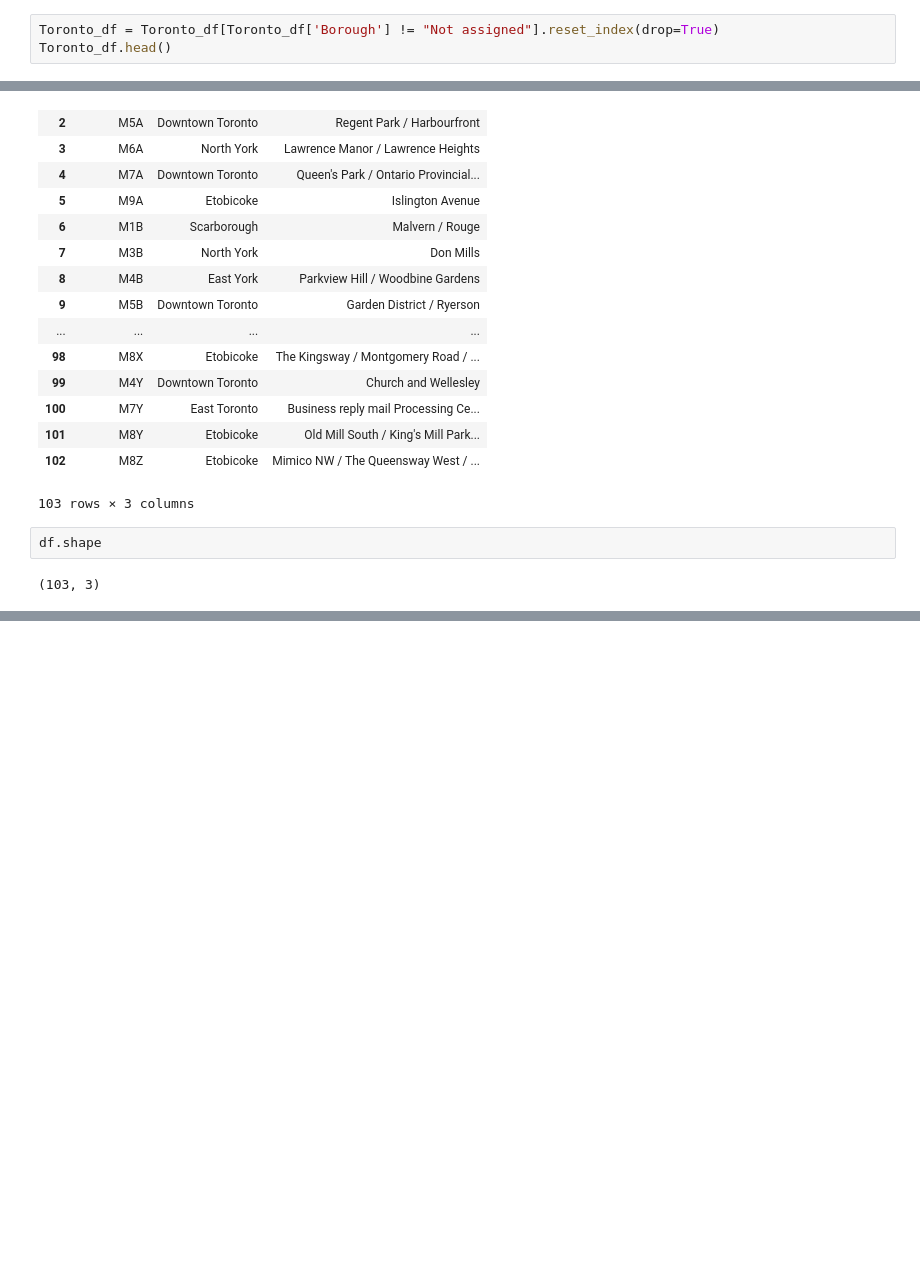
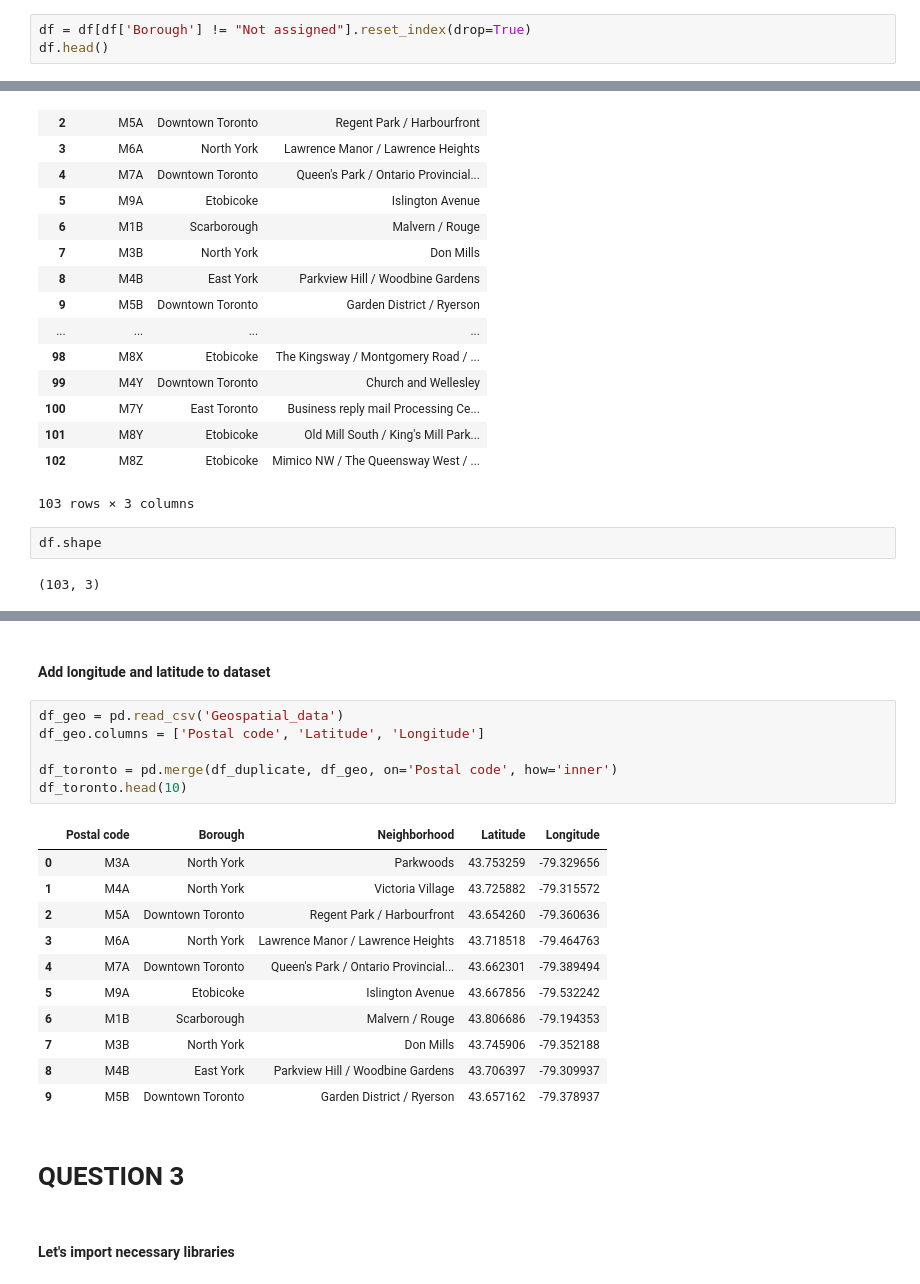
Before and after one commit to smatralph/Coursera_Capstone, a Jupyter notebook: IBM Capstone Project Week 3.ipynb, the cells around one changed output, grey strips where cells are left out. Drawn from its saved outputs; the diff is of its cells as text; blank space fills up the shorter version.

```diff
--- a/IBM Capstone Project Week 3.ipynb
+++ b/IBM Capstone Project Week 3.ipynb
@@ -43,8 +47,8 @@ df.head()
 # %% [markdown]
 #### Now the 'Not assigned' Borough will be removed
 # %%
-Toronto_df = Toronto_df[Toronto_df['Borough'] != "Not assigned"].reset_index(drop=True)
-Toronto_df.head()
+df = df[df['Borough'] != "Not assigned"].reset_index(drop=True)
+df.head()
 # %% [output]
 |  | Postal code | Borough | Neighborhood |
 | 0 | M3A | North York | Parkwoods |
@@ -89,0 +124,24 @@ df.shape
+# %% [markdown]
+#### Add longitude and latitude to dataset
+# %%
+df_geo = pd.read_csv('Geospatial_data')
+df_geo.columns = ['Postal code', 'Latitude', 'Longitude']
+
+df_toronto = pd.merge(df_duplicate, df_geo, on='Postal code', how='inner')
+df_toronto.head(10)
+# %% [output]
+|  | Postal code | Borough | Neighborhood | Latitude | Longitude |
+| 0 | M3A | North York | Parkwoods | 43.753259 | -79.329656 |
+| 1 | M4A | North York | Victoria Village | 43.725882 | -79.315572 |
+| 2 | M5A | Downtown Toronto | Regent Park / Harbourfront | 43.654260 | -79.360636 |
+| 3 | M6A | North York | Lawrence Manor / Lawrence Heights | 43.718518 | -79.464763 |
+| 4 | M7A | Downtown Toronto | Queen's Park / Ontario Provincial... | 43.662301 | -79.389494 |
+| 5 | M9A | Etobicoke | Islington Avenue | 43.667856 | -79.532242 |
+| 6 | M1B | Scarborough | Malvern / Rouge | 43.806686 | -79.194353 |
+| 7 | M3B | North York | Don Mills | 43.745906 | -79.352188 |
+| 8 | M4B | East York | Parkview Hill / Woodbine Gardens | 43.706397 | -79.309937 |
+| 9 | M5B | Downtown Toronto | Garden District / Ryerson | 43.657162 | -79.378937 |
+# %% [markdown]
+# QUESTION 3
+# %% [markdown]
+#### Let's import necessary libraries
```
Also changed, not shown: parts of 42 cells of this notebook.
